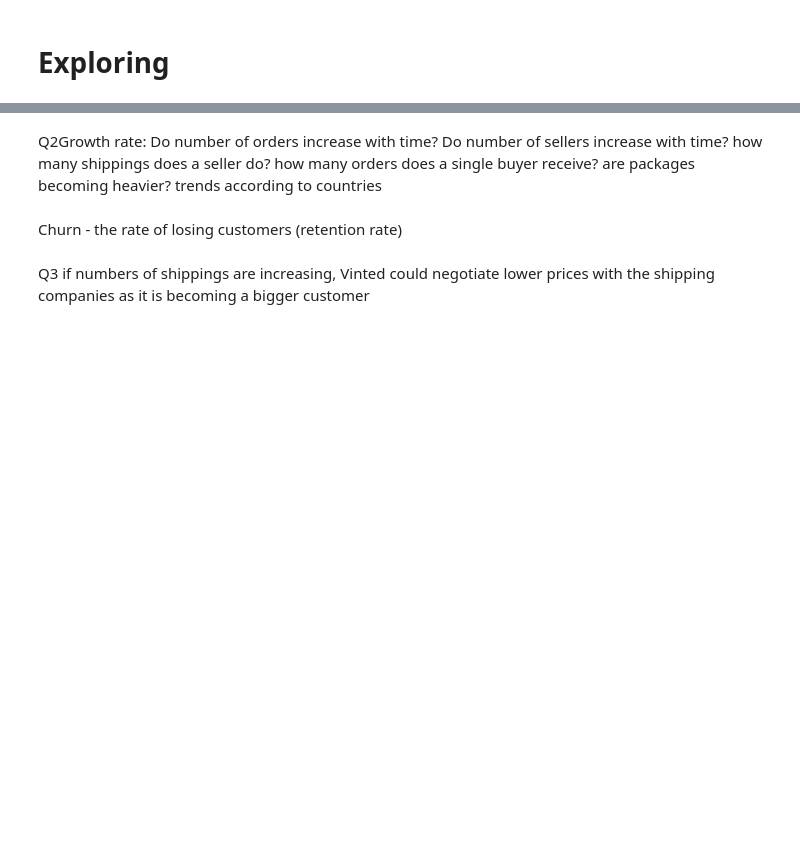
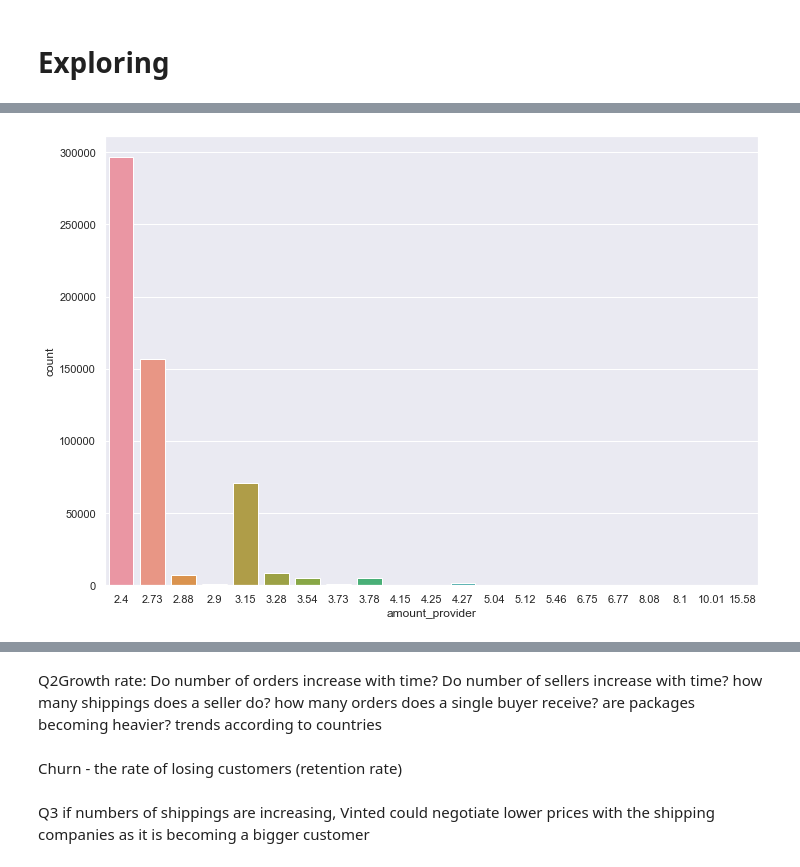
Before and after one commit to evalkova/vinted_task, a Jupyter notebook: vinted_notebook.ipynb, the cells around one changed output, grey strips where cells are left out. Drawn from its saved outputs; the diff is of its cells as text; code cells hidden in the pictures; blank space fills up the shorter version.

Commit message:
Working on graphs and further data cleaning

```diff
--- a/vinted_notebook.ipynb
+++ b/vinted_notebook.ipynb
@@ -205,0 +237,4 @@ tracking_code is Unique: True
+# %%
+#Transforming provider_invoices_df weight to be in kg
+provider_invoices_df["weight_measured"] = provider_invoices_df["weight_measured"].apply(lambda x: x/1000)
+provider_invoices_df
@@ -275,0 +296,14 @@ We have dropped some records when joining product_shipments_df and product_invoi
+# %%
+product_shipments_df.rename(columns={'from_country':'from_country_product', 'to_country':'to_country_product'}, inplace = True)
+product_invoices_df.rename(columns={'amount':'amount_product'}, inplace = True)
+provider_invoices_df.rename(columns={'from_country':'from_country_provider', 'to_country':'to_country_provider',
+                                     'amount':'amount_provider'}, inplace = True)
+
+product_invoices_shipments_df = pd.merge(product_shipments_df, product_invoices_df, on='transaction_id')
+product_provider_invoices_shipments_df = pd.merge(product_invoices_shipments_df, provider_invoices_df,
+                                                  on='tracking_code')
+
+full_df = pd.merge(product_package_types_df[['weight_reported', 'id']],product_provider_invoices_shipments_df,
+                                                  left_on='id', right_on='package_type_id', how='right')
+
+full_df
@@ -275,0 +328,11 @@ We have dropped some records when joining product_shipments_df and product_invoi
+# %%
+#this can be more elegant - I know it won't scale well
+isFromCountrySame = full_df['from_country_product'].equals(full_df['from_country_provider'])
+if isFromCountrySame:
+     full_df.drop('from_country_provider', axis=1, inplace=True)
+
+isToCountrySame = full_df['to_country_product'].equals(full_df['to_country_provider'])
+if isToCountrySame:
+     full_df.drop('to_country_provider', axis=1, inplace=True)
+
+full_df
@@ -291,0 +379,9 @@ product_provider_invoices_shipments_df.describe()
+# %%
+import matplotlib.pyplot as plt
+import seaborn as sns
+
+sns.set(rc={'figure.figsize':(11.7,8.27)})
+full_df.round({'amount_product': 2, 'amount_provider': 2})
+plotAmtProvider = sns.countplot(x='amount_provider',data=full_df.round(2))
+# %% [output]
+[figure, added]
```
Also changed, not shown: parts of 27 cells of this notebook.
